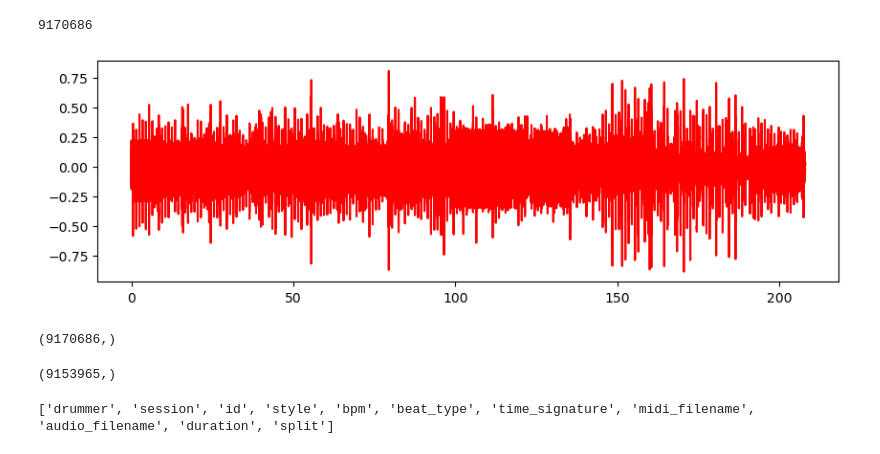
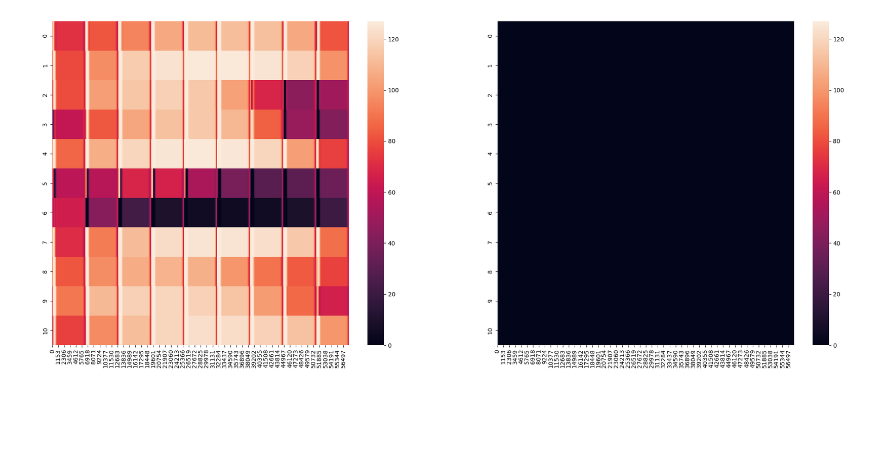
Before and after one commit to sidmanicodes/groove-transcriber, a Jupyter notebook: model/explore_audio.ipynb, the cells around one changed output. Drawn from its saved outputs; the diff is of its cells as text; code cells hidden in the pictures; blank space fills up the shorter version.

```diff
--- a/model/explore_audio.ipynb
+++ b/model/explore_audio.ipynb
@@ -109,21 +10,0 @@ plt.show()
-# %%
-audio_path = "../data/drummer1/session1/101_dance-disco_120_beat_4-4.wav"
-audio, sr = librosa.load(path=audio_path, sr=44100)
-print(audio.shape[0])
-
-time2 = librosa.samples_to_time(np.arange(len(audio)), sr=sr)
-
-plt.figure(figsize=(10,3))
-plt.plot(time2, audio, color='r')
-plt.show()
-# %% [output]
-9170686
-[figure, removed]
-# %%
-audio.shape
-# %% [output]
-(9170686,)
-# %%
-kick_velocities.pad
-# %% [output]
-(9153965,)
@@ -134,4 +11,15 @@ df = pd.read_csv("../data/info.csv")
-# %%
-print(list(df.columns))
-# %% [output]
-['drummer', 'session', 'id', 'style', 'bpm', 'beat_type', 'time_signature', 'midi_filename', 'audio_filename', 'duration', 'split']
+# %%
+plt.figure(figsize=(25, 10))
+
+prediction = torch.load('prediction.pt', map_location=torch.device("cpu"), weights_only=True)
+label = torch.load('label.pt', map_location=torch.device("cpu"), weights_only=True)
+
+plt.subplot(1,2,1)
+sns.heatmap(prediction*127)
+
+plt.subplot(1,2,2)
+sns.heatmap(label)
+
+plt.show()
+# %% [output]
+[figure, added]
```
Also changed, not shown: parts of 7 cells of this notebook, 8 other files.
